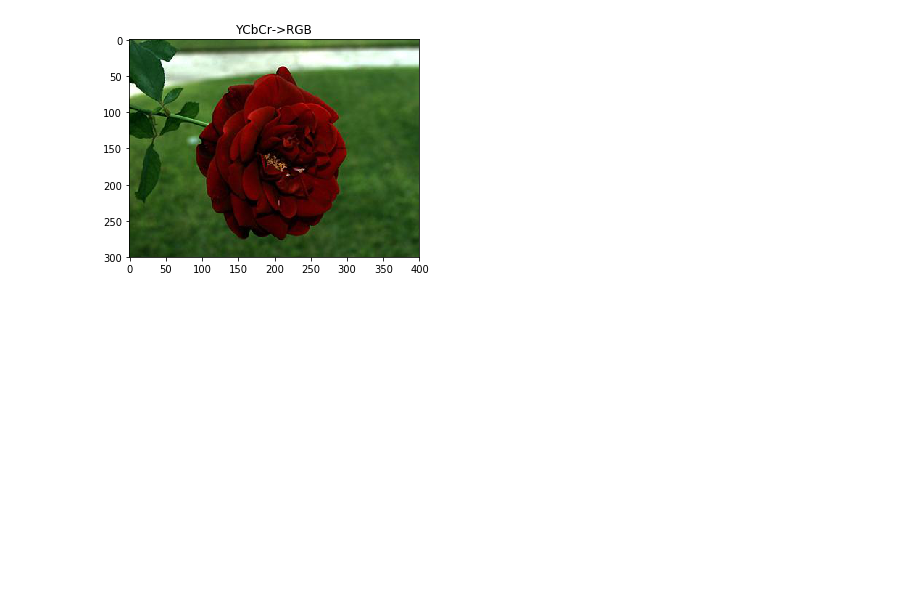
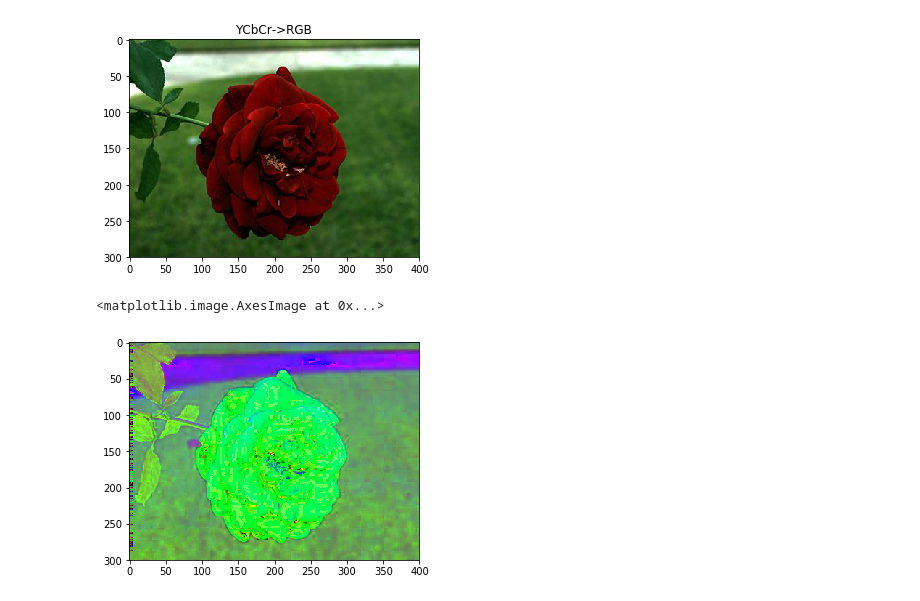
Before and after one commit to juxiangwu/image-processing, a Jupyter notebook: 异构计算/PyCUDA-图像处理/24-PyCUDA-图像处理-颜色空间转换.ipynb, the cells around one changed output. Drawn from its saved outputs; the diff is of its cells as text; code cells hidden in the pictures; blank space fills up the shorter version.

```diff
--- a/异构计算/PyCUDA-图像处理/24-PyCUDA-图像处理-颜色空间转换.ipynb
+++ b/异构计算/PyCUDA-图像处理/24-PyCUDA-图像处理-颜色空间转换.ipynb
@@ -200,0 +204,10 @@ Text(0.5,1,'YCbCr->RGB')
+# %%
+block2 = (32,3,1)
+grid2 = (int(cols/(4*block[0])),int(rows/(4*block[1])),1)
+dst_hsv = np.zeros_like(rgb)
+rgb2hsv_kernel(cu.In(rgb),cu.Out(dst_hsv),np.int32(rows),np.int32(cols),block=block2,grid=grid2)
+# %%
+plt.imshow(dst_hsv)
+# %% [output]
+<matplotlib.image.AxesImage at 0x...>
+[figure, added]
```
Also changed, not shown: parts of 3 cells of this notebook, 12 other files.
